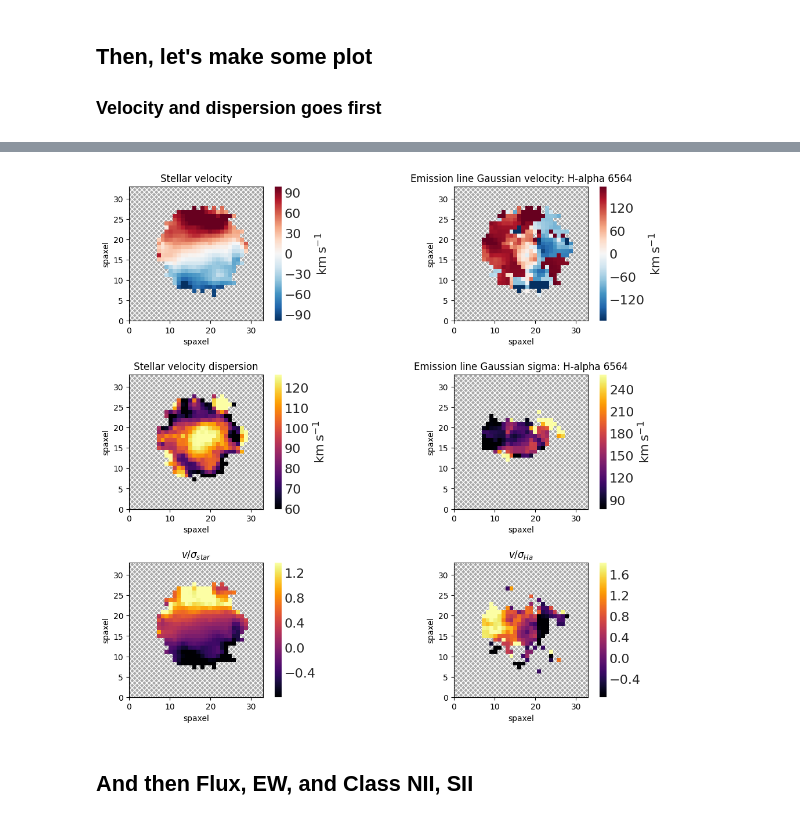
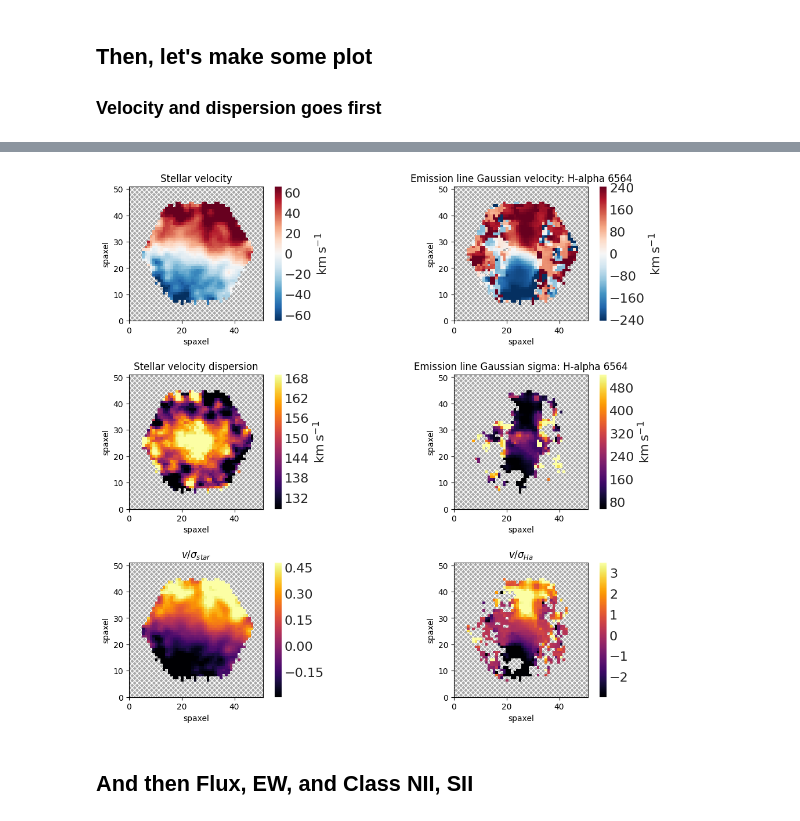
Before and after one commit to rqguan/MaNGA-AGN, a Jupyter notebook: 04. MARVIN Tutorial.ipynb, the cells around one changed output, grey strips where cells are left out. Cells and saved outputs as stored; diff of their text form; code cells hidden in the pictures.

```diff
--- a/04. MARVIN Tutorial.ipynb
+++ b/04. MARVIN Tutorial.ipynb
@@ -46,7 +46,7 @@ from marvin.utils.general.images import showImage
 ### Velocity and dispersion goes first
 # %%
 #Reading MAPS using 'plateifu' and SPX-MILESHC-MASTARSSP datatype
-maps = Maps('9090-1901', bintype='SPX', template='MILESHC-MASTARSSP')
+maps = Maps('8156-6102', bintype='SPX', template='MILESHC-MASTARSSP')
 
 #Steller velocity and dispersion
 st_vel = maps.stellar_vel
@@ -89,4 +89,4 @@ plt.show()
-[figure, old version]
+[figure, new version]
 # %% [markdown]
 ## And then Flux, EW, and Class NII, SII
 # %%
```
Also changed, not shown: parts of 3 cells of this notebook, 2 other files.
